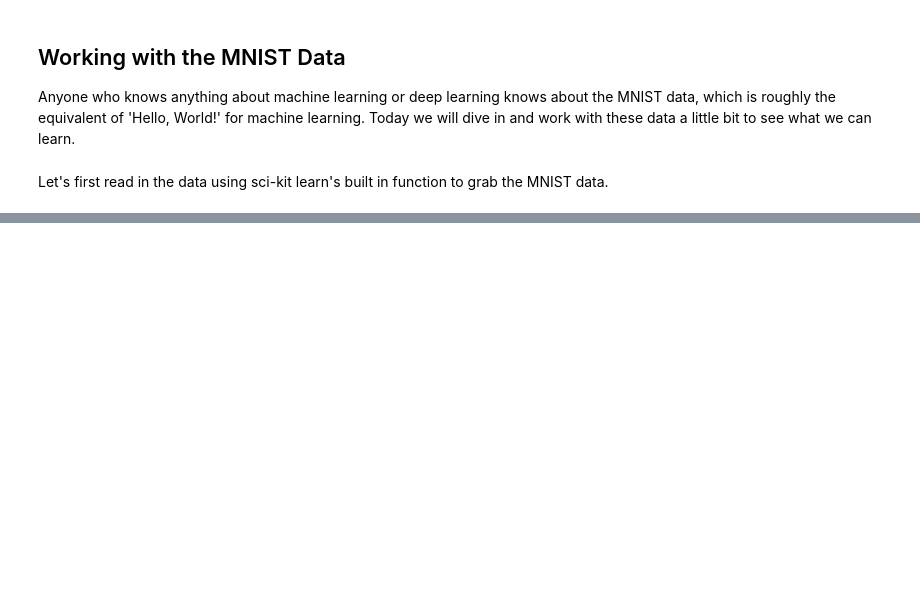
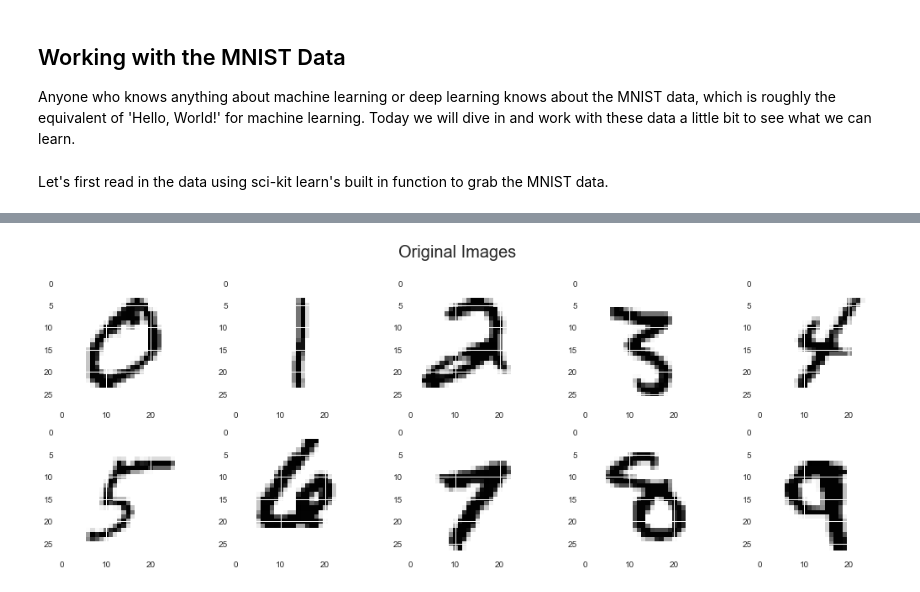
Before and after one commit to tseastmond/byu_econ_applied_machine_learning, a Jupyter notebook: homeworks/Homework_5.ipynb, the cells around one changed output, grey strips where cells are left out. Saved outputs shown, nothing was run; the diff lists cells and outputs as text; code cells hidden in the pictures; blank space fills up the shorter version.

```diff
--- a/homeworks/Homework_5.ipynb
+++ b/homeworks/Homework_5.ipynb
@@ -46,0 +78,17 @@ It looks like the elbow is around 18, so we will use 18 components for our PCA.
+# %%
+# Get one of each type of image.
+ind = [0, 10002, 15000, 20002, 30001, 35001, 40000, 45001, 50000, 55000]
+
+# Initialize the figure.
+fig, axes = plt.subplots(2, 5, figsize=(18,6))
+
+# Title the figure.
+fig.suptitle('Original Images', fontsize=20)
+
+# Set each of the images.
+pix = []
+for x, ax in enumerate(axes.flatten()):
+    pix.append(X[ind[x]].reshape((28, 28)))
+    ax.imshow(pix[x], cmap='Greys')
+# %% [output]
+[figure, added]
```
Also changed, not shown: parts of 36 cells of this notebook.
